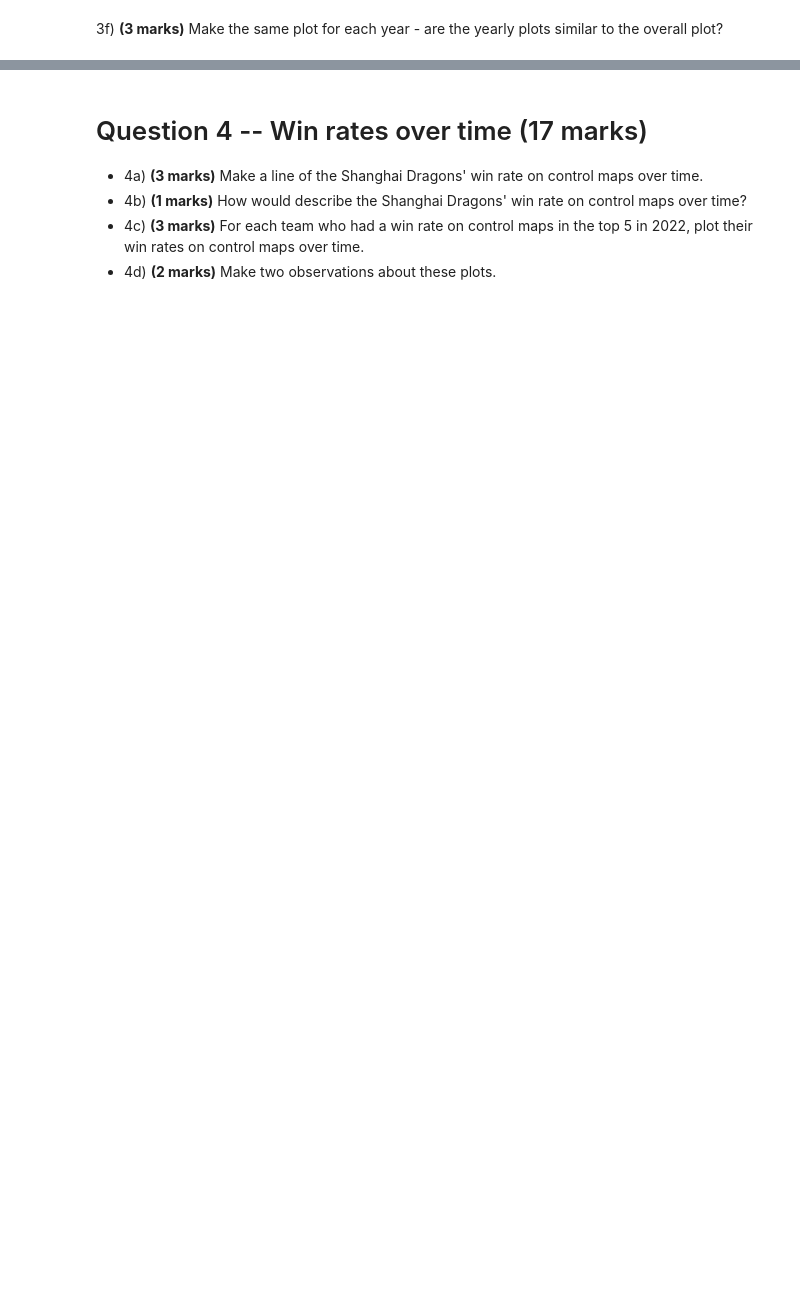
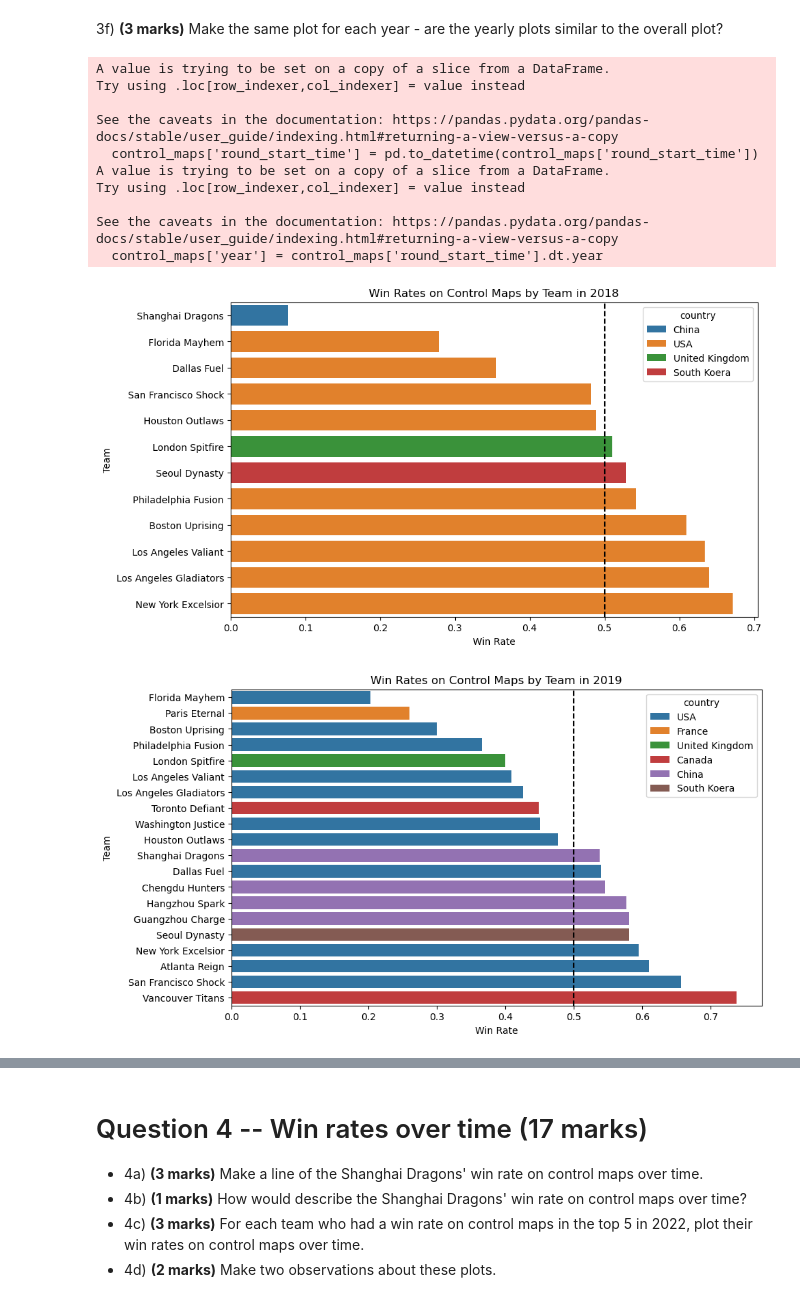
Before and after one commit to Ajay425/math-1130, a Jupyter notebook: assignment_1_alt/assignment_1_alt/assignment_1_STUDENT.ipynb, the cells around one changed output, grey strips where cells are left out. Cells and saved outputs as stored; diff of their text form; code cells hidden in the pictures; blank space fills up the shorter version.

```diff
--- a/assignment_1_alt/assignment_1_alt/assignment_1_STUDENT.ipynb
+++ b/assignment_1_alt/assignment_1_alt/assignment_1_STUDENT.ipynb
@@ -190,2 +273,46 @@ A team's win rate is the number of games won divided by the total number of game
 # %% [markdown]
 3f) **(3 marks)** Make the same plot for each year - are the yearly plots similar to the overall plot?
+# %%
+##3f
+
+control_maps['round_start_time'] = pd.to_datetime(control_maps['round_start_time'])
+control_maps['year'] = control_maps['round_start_time'].dt.year
+
+for year in control_maps['year'].unique():
+    yearly_data = control_maps[control_maps['year'] == year]
+
+    winner = yearly_data["map_winner"].value_counts()
+    total_games1 = yearly_data['team_one_name'].value_counts()
+    total_games2 = yearly_data['team_two_name'].value_counts()
+    total_games = total_games1.add(total_games2, fill_value=0)
+    win_rate = winner / total_games
+
+    win_rate_df = win_rate.reset_index(name='win_rate').sort_values('win_rate')
+    win_rate_df.columns = ['team', 'win_rate']
+
+    win_rate_df['country'] = win_rate_df['team'].map(country)  # Make sure 'country' mapping exists
+
+    plt.figure(figsize=(10, 6))
+    sns.barplot(data=win_rate_df, x='win_rate', y='team', hue='country', dodge=False, orient='h')
+
+    plt.axvline(0.5, color='black', linestyle='--')
+
+    # Customize the plot with title for each year
+    plt.title(f"Win Rates on Control Maps by Team in {year}")
+    plt.xlabel("Win Rate")
+    plt.ylabel("Team")
+
+    plt.show()
+# %% [output]
+A value is trying to be set on a copy of a slice from a DataFrame.
+Try using .loc[row_indexer,col_indexer] = value instead
+
+See the caveats in the documentation: https://pandas.pydata.org/pandas-docs/stable/user_guide/indexing.html#returning-a-view-versus-a-copy
+  control_maps['round_start_time'] = pd.to_datetime(control_maps['round_start_time'])
+A value is trying to be set on a copy of a slice from a DataFrame.
+Try using .loc[row_indexer,col_indexer] = value instead
+
+See the caveats in the documentation: https://pandas.pydata.org/pandas-docs/stable/user_guide/indexing.html#returning-a-view-versus-a-copy
+  control_maps['year'] = control_maps['round_start_time'].dt.year
+[figure, added]
+[figure, added]
```
Also changed, not shown: parts of 13 cells of this notebook.
